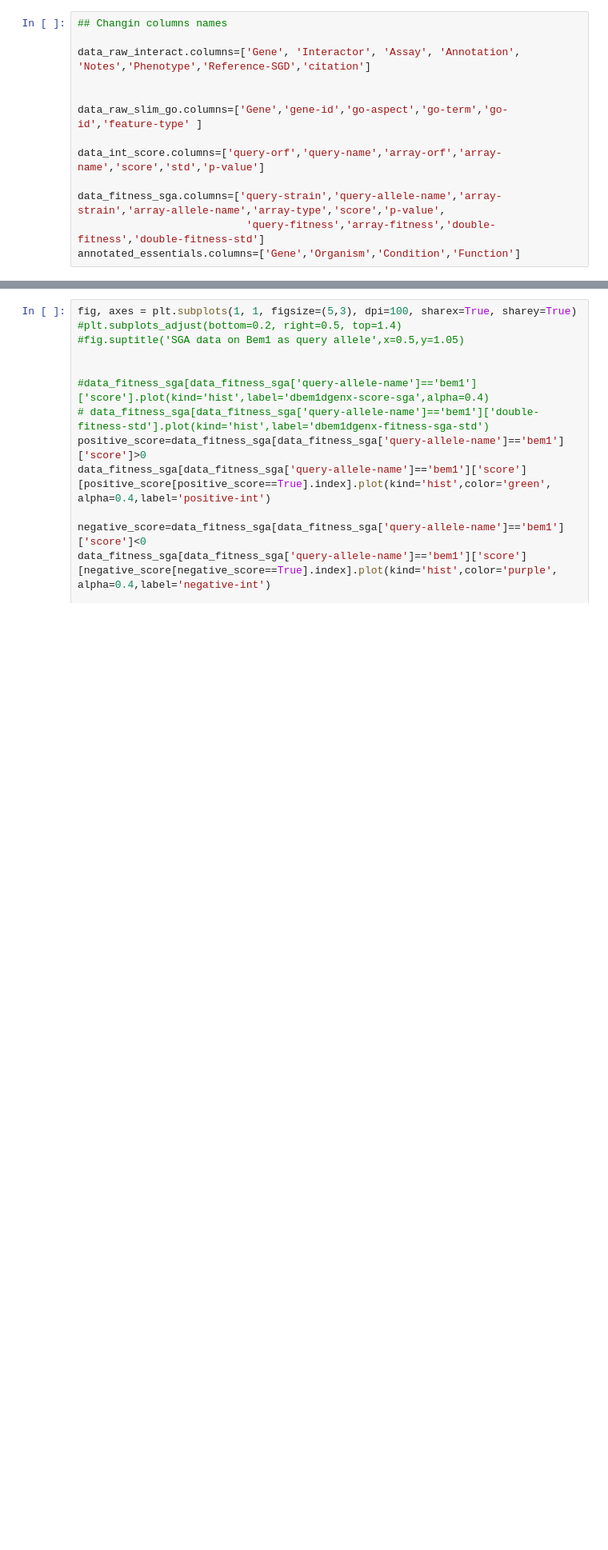
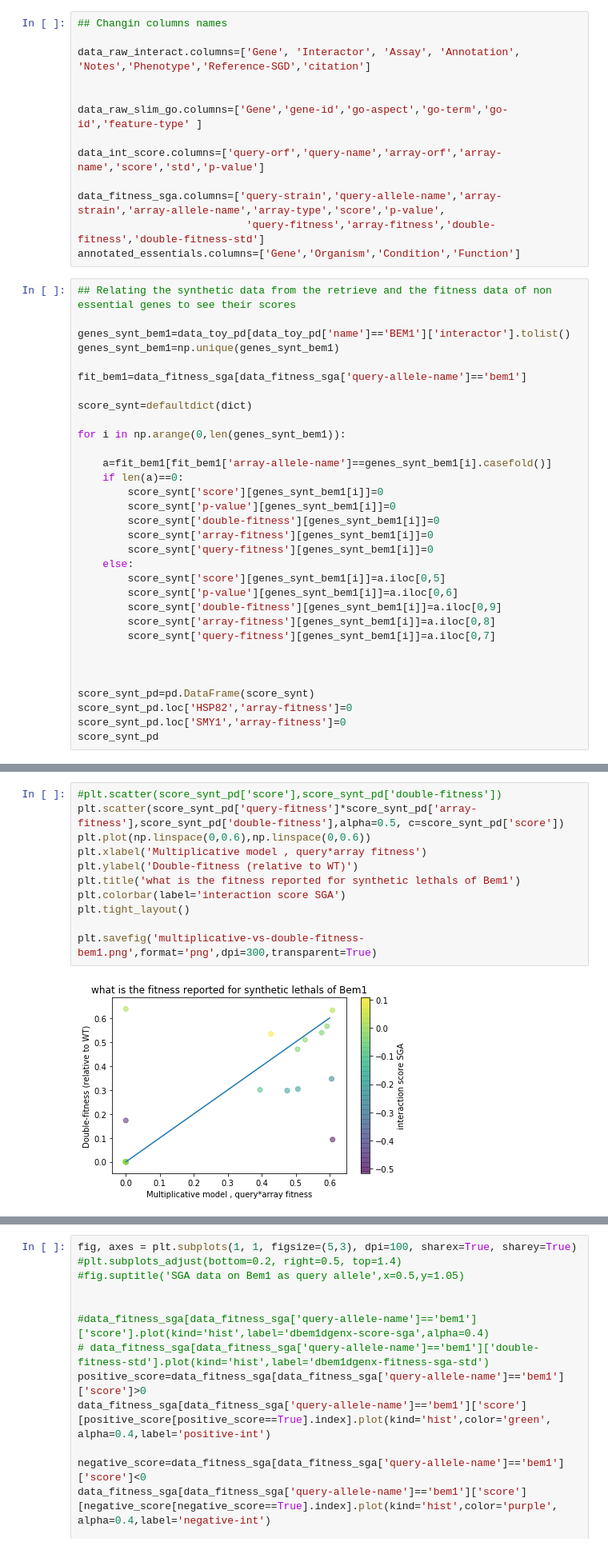
Before and after one commit to leilaicruz/machine-learning-for-yeast, a Jupyter notebook: interact2go.ipynb, the cells around one changed output, grey strips where cells are left out. Shown at 80% size. Drawn from its saved outputs; the diff is of its cells as text; blank space fills up the shorter version.

Commit message:
integrating fitness data to visualize

```diff
--- a/interact2go.ipynb
+++ b/interact2go.ipynb
@@ -35,3 +87,35 @@ data_int_score.columns=['query-orf','query-name','array-orf','array-name','score
 data_fitness_sga.columns=['query-strain','query-allele-name','array-strain','array-allele-name','array-type','score','p-value',
                            'query-fitness','array-fitness','double-fitness','double-fitness-std']
 annotated_essentials.columns=['Gene','Organism','Condition','Function']
+# %%
+## Relating the synthetic data from the retrieve and the fitness data of non essential genes to see their scores
+
+genes_synt_bem1=data_toy_pd[data_toy_pd['name']=='BEM1']['interactor'].tolist()
+genes_synt_bem1=np.unique(genes_synt_bem1)
+
+fit_bem1=data_fitness_sga[data_fitness_sga['query-allele-name']=='bem1']
+
+score_synt=defaultdict(dict)
+
+for i in np.arange(0,len(genes_synt_bem1)):
+
+    a=fit_bem1[fit_bem1['array-allele-name']==genes_synt_bem1[i].casefold()]
+    if len(a)==0:
+        score_synt['score'][genes_synt_bem1[i]]=0
+        score_synt['p-value'][genes_synt_bem1[i]]=0
+        score_synt['double-fitness'][genes_synt_bem1[i]]=0
+        score_synt['array-fitness'][genes_synt_bem1[i]]=0
+        score_synt['query-fitness'][genes_synt_bem1[i]]=0
+    else:
+        score_synt['score'][genes_synt_bem1[i]]=a.iloc[0,5]
+        score_synt['p-value'][genes_synt_bem1[i]]=a.iloc[0,6]
+        score_synt['double-fitness'][genes_synt_bem1[i]]=a.iloc[0,9]
+        score_synt['array-fitness'][genes_synt_bem1[i]]=a.iloc[0,8]
+        score_synt['query-fitness'][genes_synt_bem1[i]]=a.iloc[0,7]
+
+
+
+score_synt_pd=pd.DataFrame(score_synt)
+score_synt_pd.loc['HSP82','array-fitness']=0
+score_synt_pd.loc['SMY1','array-fitness']=0
+score_synt_pd
@@ -37,0 +140,13 @@ annotated_essentials.columns=['Gene','Organism','Condition','Function']
+# %%
+#plt.scatter(score_synt_pd['score'],score_synt_pd['double-fitness'])
+plt.scatter(score_synt_pd['query-fitness']*score_synt_pd['array-fitness'],score_synt_pd['double-fitness'],alpha=0.5, c=score_synt_pd['score'])
+plt.plot(np.linspace(0,0.6),np.linspace(0,0.6))
+plt.xlabel('Multiplicative model , query*array fitness')
+plt.ylabel('Double-fitness (relative to WT)')
+plt.title('what is the fitness reported for synthetic lethals of Bem1')
+plt.colorbar(label='interaction score SGA')
+plt.tight_layout()
+
+plt.savefig('multiplicative-vs-double-fitness-bem1.png',format='png',dpi=300,transparent=True)
+# %% [output]
+[figure, added]
```
Also changed, not shown: parts of 7 cells of this notebook, 9 other files.
